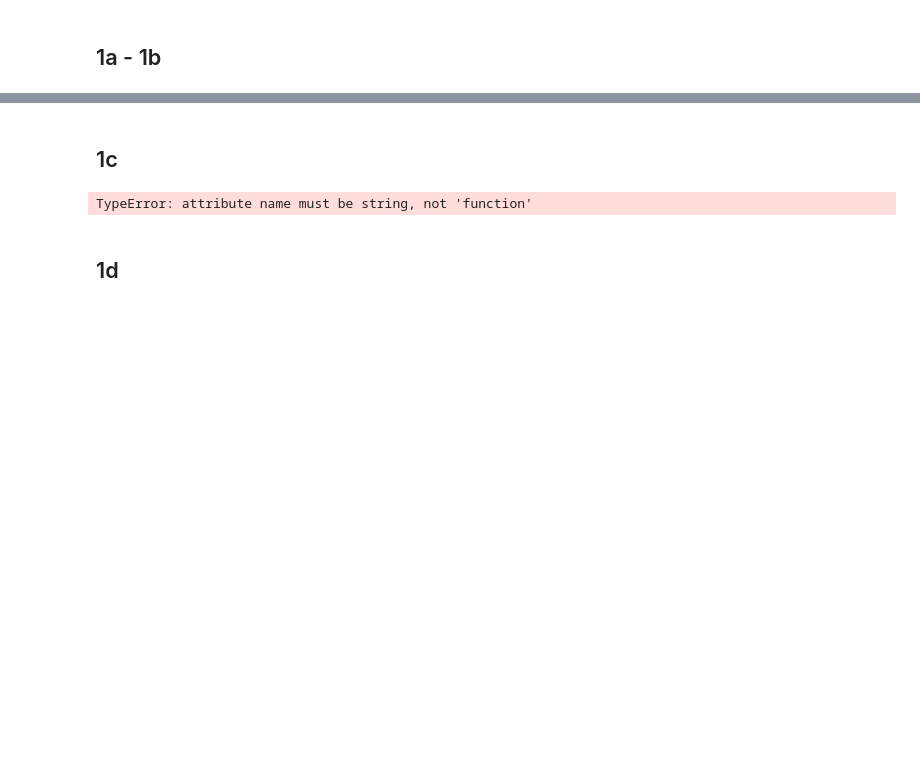
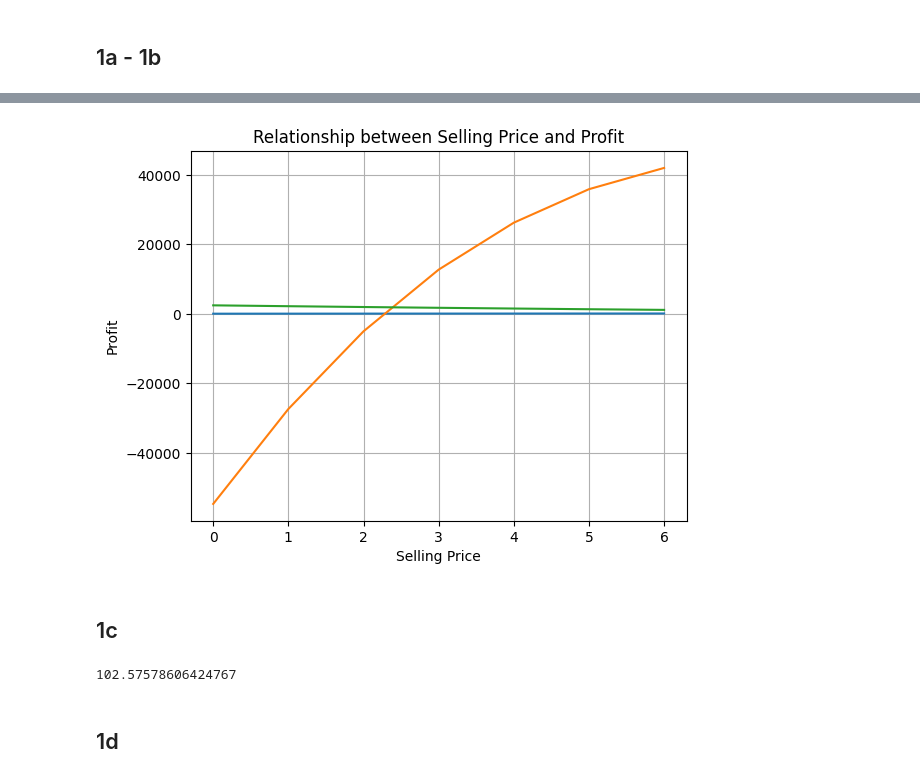
Before and after one commit to Chayammi/Hw2_CY, a Jupyter notebook: hw2_files_s23/HW2-CY.ipynb, the cells around one changed output, grey strips where cells are left out. Cells and saved outputs as stored; diff of their text form; code cells hidden in the pictures; blank space fills up the shorter version.

```diff
--- a/hw2_files_s23/HW2-CY.ipynb
+++ b/hw2_files_s23/HW2-CY.ipynb
@@ -103,0 +60,7 @@ $140          | 42040.00
+# %%
+# Create the model object
+model = SingleProductSPF()
+# Generate data table
+outputs = ['profit', 'demand']
+dt_param_grid = {'selling_price': np.arange(80, 150, 10)}
+data_table = model.data_table(dt_param_grid, outputs)
@@ -104,11 +78,21 @@ $140          | 42040.00
+# %%
+# Plotted data table
+def plot_data_table():
+    plt.plot(data_table)
+    plt.xlabel('Selling Price')
+    plt.ylabel('Profit')
+    plt.title('Relationship between Selling Price and Profit')
+    plt.grid(True)
+    plt.show()
+plot_data_table()
+# %% [output]
+[figure, added]
 # %% [markdown]
 ## 1c
-# %%
-# Find the break-even selling price
-break_even_price = model.break_even_price(80, 140)
-
-print("Break-even Selling Price:", break_even_price)
-# %% [output]
-TypeError: attribute name must be string, not 'function'
+# %%
+# Using goal_seek to find the break even.
+model.goal_seek('profit', 0, 'selling_price', 80, 140)
+# %% [output]
+102.57578606424767
 # %% [markdown]
 ## 1d
```
Also changed, not shown: parts of 7 cells of this notebook.
